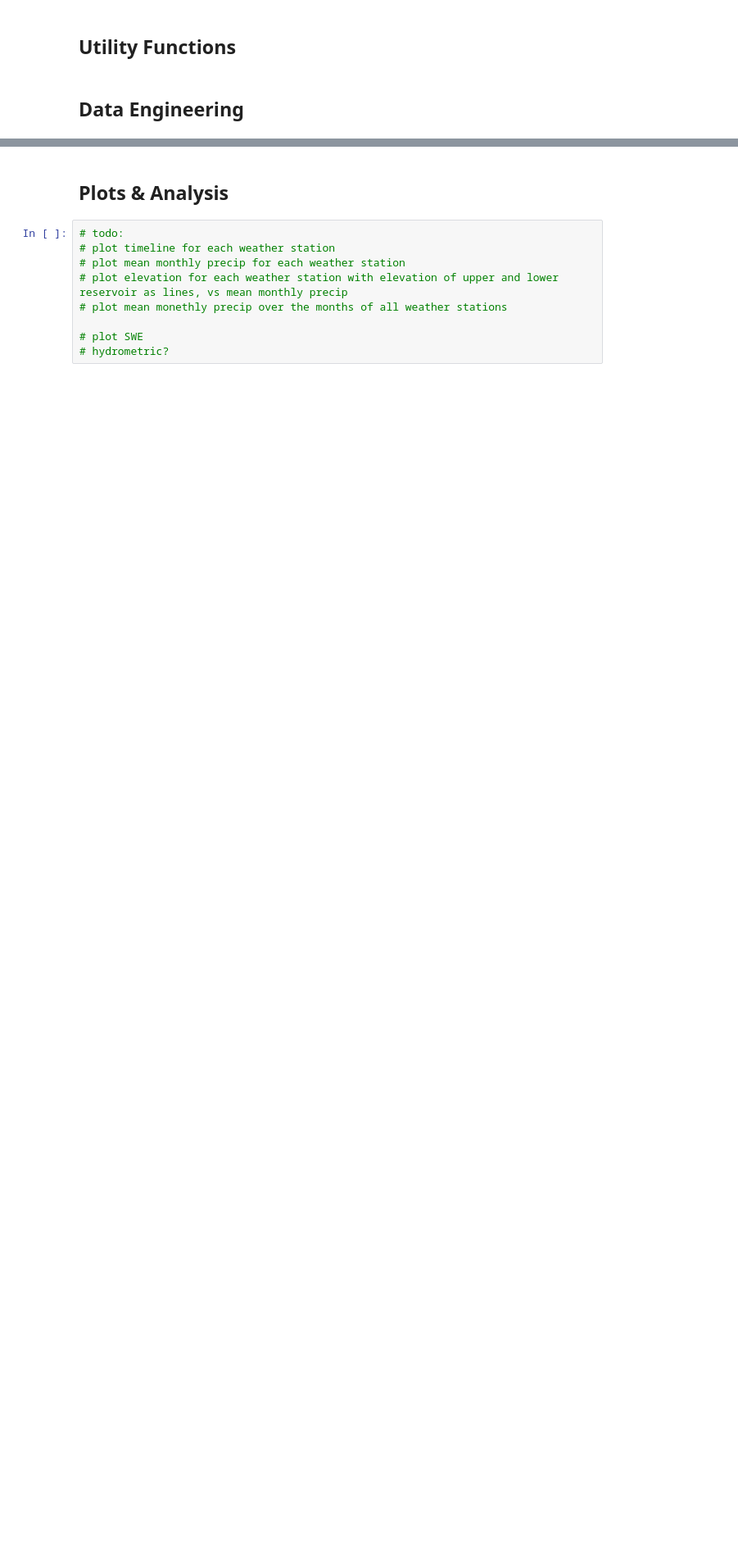
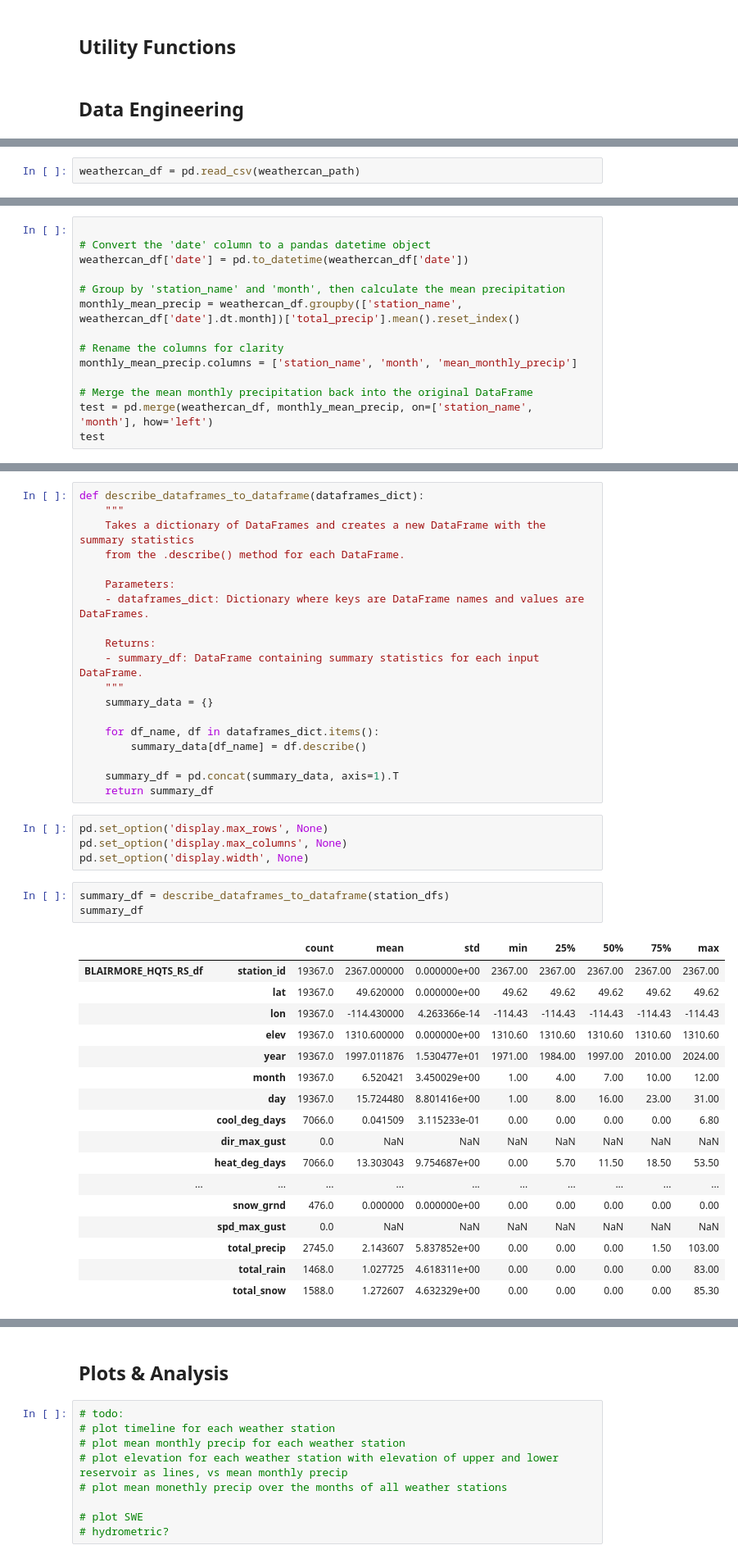
Before and after one commit to moniquebeaulieu/TM_PHES, a Jupyter notebook: EDA.ipynb, the cells around one changed output, grey strips where cells are left out. Shown at 82% size. Saved outputs shown, nothing was run; the diff lists cells and outputs as text; blank space fills up the shorter version.

Commit message:
station description

```diff
--- a/EDA.ipynb
+++ b/EDA.ipynb
@@ -25,3 +24,5 @@ from datetime import datetime, timedelta
 
 # get hydrometric data
 # show summary of hydrometric
+# %%
+weathercan_df = pd.read_csv(weathercan_path)
@@ -27,0 +101,14 @@ from datetime import datetime, timedelta
+# %%
+
+# Convert the 'date' column to a pandas datetime object
+weathercan_df['date'] = pd.to_datetime(weathercan_df['date'])
+
+# Group by 'station_name' and 'month', then calculate the mean precipitation
+monthly_mean_precip = weathercan_df.groupby(['station_name', weathercan_df['date'].dt.month])['total_precip'].mean().reset_index()
+
+# Rename the columns for clarity
+monthly_mean_precip.columns = ['station_name', 'month', 'mean_monthly_precip']
+
+# Merge the mean monthly precipitation back into the original DataFrame
+test = pd.merge(weathercan_df, monthly_mean_precip, on=['station_name', 'month'], how='left')
+test
@@ -27,0 +153,44 @@ from datetime import datetime, timedelta
+# %%
+def describe_dataframes_to_dataframe(dataframes_dict):
+    """
+    Takes a dictionary of DataFrames and creates a new DataFrame with the summary statistics
+    from the .describe() method for each DataFrame.
+
+    Parameters:
+    - dataframes_dict: Dictionary where keys are DataFrame names and values are DataFrames.
+
+    Returns:
+    - summary_df: DataFrame containing summary statistics for each input DataFrame.
+    """
+    summary_data = {}
+
+    for df_name, df in dataframes_dict.items():
+        summary_data[df_name] = df.describe()
+
+    summary_df = pd.concat(summary_data, axis=1).T
+    return summary_df
+# %%
+pd.set_option('display.max_rows', None)
+pd.set_option('display.max_columns', None)
+pd.set_option('display.width', None)
+# %%
+summary_df = describe_dataframes_to_dataframe(station_dfs)
+summary_df
+# %% [output]
+|  |  | count | mean | std | min | 25% | 50% | 75% | max |
+| BLAIRMORE_HQTS_RS_df | station_id | 19367.0 | 2367.000000 | 0.000000e+00 | 2367.00 | 2367.00 | 2367.00 | 2367.00 | 2367.00 |
+|  | lat | 19367.0 | 49.620000 | 0.000000e+00 | 49.62 | 49.62 | 49.62 | 49.62 | 49.62 |
+|  | lon | 19367.0 | -114.430000 | 4.263366e-14 | -114.43 | -114.43 | -114.43 | -114.43 | -114.43 |
+|  | elev | 19367.0 | 1310.600000 | 0.000000e+00 | 1310.60 | 1310.60 | 1310.60 | 1310.60 | 1310.60 |
+|  | year | 19367.0 | 1997.011876 | 1.530477e+01 | 1971.00 | 1984.00 | 1997.00 | 2010.00 | 2024.00 |
+|  | month | 19367.0 | 6.520421 | 3.450029e+00 | 1.00 | 4.00 | 7.00 | 10.00 | 12.00 |
+|  | day | 19367.0 | 15.724480 | 8.801416e+00 | 1.00 | 8.00 | 16.00 | 23.00 | 31.00 |
+|  | cool_deg_days | 7066.0 | 0.041509 | 3.115233e-01 | 0.00 | 0.00 | 0.00 | 0.00 | 6.80 |
+|  | dir_max_gust | 0.0 | NaN | NaN | NaN | NaN | NaN | NaN | NaN |
+|  | heat_deg_days | 7066.0 | 13.303043 | 9.754687e+00 | 0.00 | 5.70 | 11.50 | 18.50 | 53.50 |
+| ... | ... | ... | ... | ... | ... | ... | ... | ... | ... |
+|  | snow_grnd | 476.0 | 0.000000 | 0.000000e+00 | 0.00 | 0.00 | 0.00 | 0.00 | 0.00 |
+|  | spd_max_gust | 0.0 | NaN | NaN | NaN | NaN | NaN | NaN | NaN |
+|  | total_precip | 2745.0 | 2.143607 | 5.837852e+00 | 0.00 | 0.00 | 0.00 | 1.50 | 103.00 |
+|  | total_rain | 1468.0 | 1.027725 | 4.618311e+00 | 0.00 | 0.00 | 0.00 | 0.00 | 83.00 |
+|  | total_snow | 1588.0 | 1.272607 | 4.632329e+00 | 0.00 | 0.00 | 0.00 | 0.00 | 85.30 |
```
Also changed, not shown: parts of 10 cells of this notebook.
